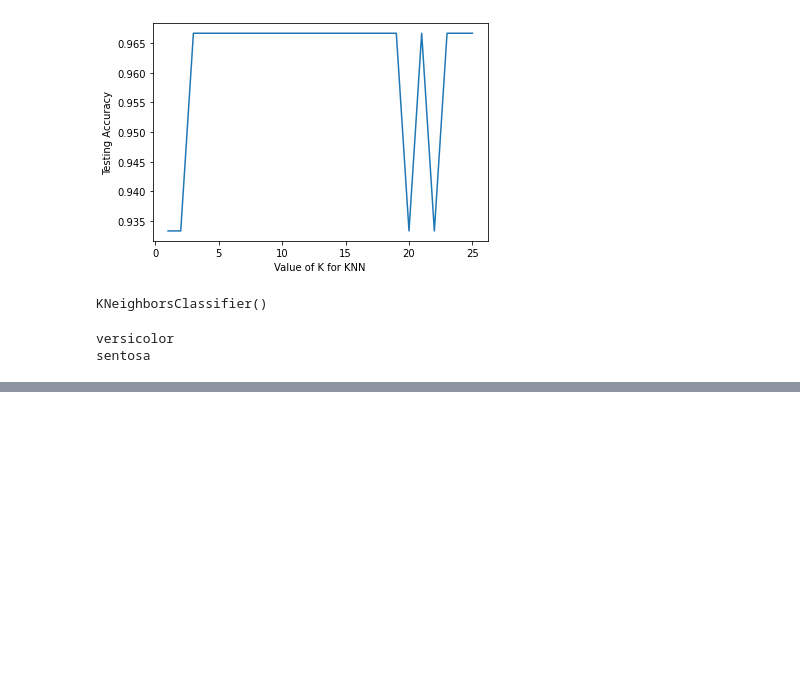
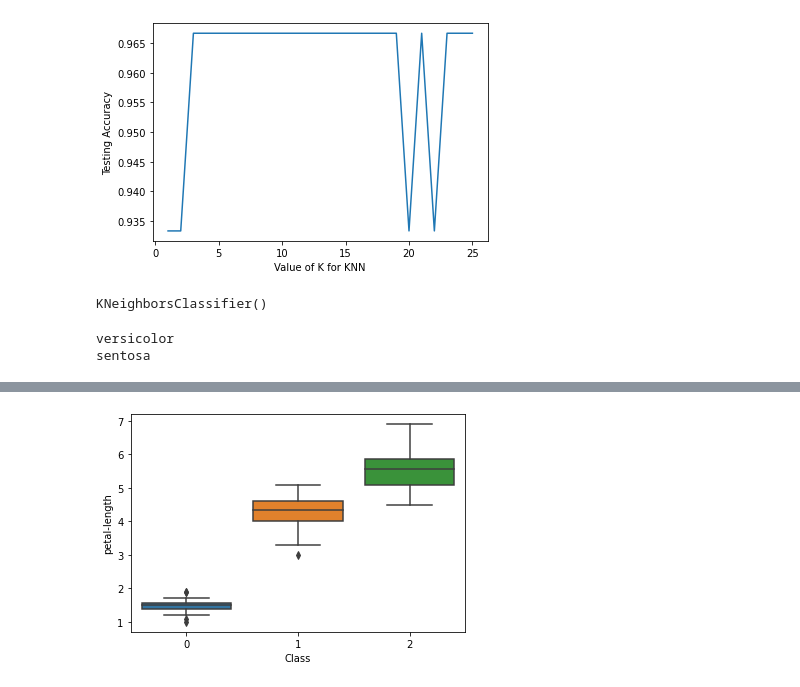
Before and after one commit to Fadhila-Zahra/datamining, a Jupyter notebook: _sources/notebooks.ipynb, the cells around one changed output, grey strips where cells are left out. Cells and saved outputs as stored; diff of their text form; code cells hidden in the pictures; blank space fills up the shorter version.

```diff
--- a/_sources/notebooks.ipynb
+++ b/_sources/notebooks.ipynb
@@ -658,0 +927,5 @@ sentosa
+# %%
+sns.boxplot(x="Class",y="petal-length",data=irisdata)
+plt.show()
+# %% [output]
+[figure, added]
```
Also changed, not shown: parts of 70 cells of this notebook, 36 other files.
